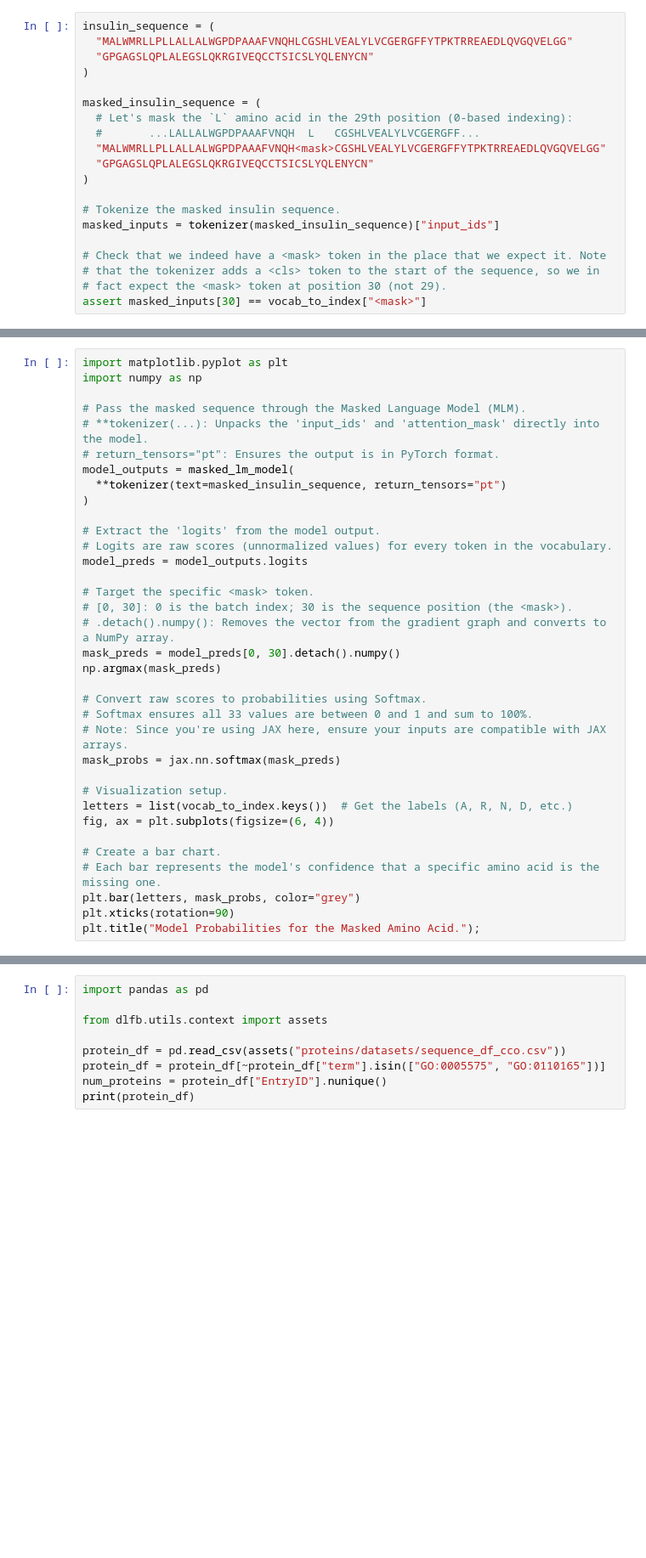
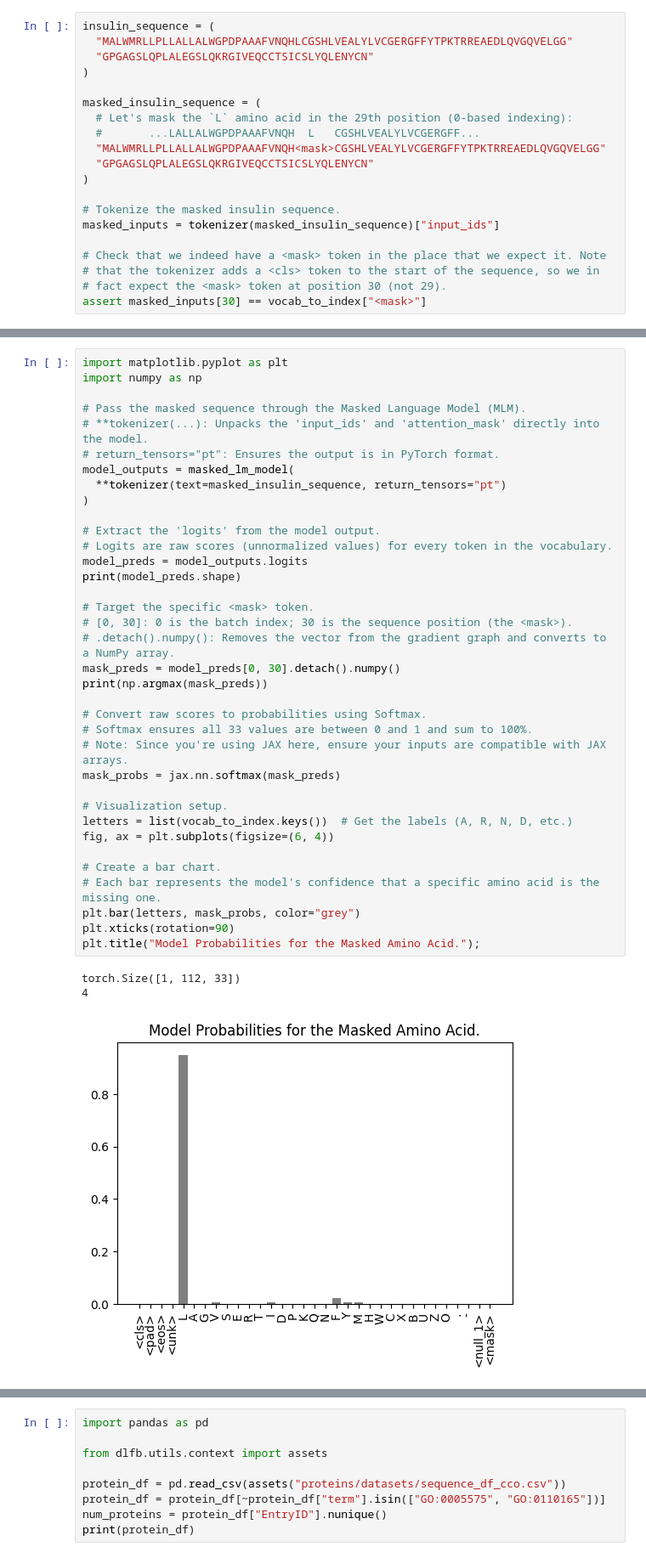
Before and after one commit to paymantohidifar/deep-learning-for-biology-book, a Jupyter notebook: notebooks/chapter2.ipynb, the cells around one changed output, grey strips where cells are left out. Shown at 85% size. Saved outputs shown, nothing was run; the diff lists cells and outputs as text; blank space fills up the shorter version.

```diff
--- a/notebooks/chapter2.ipynb
+++ b/notebooks/chapter2.ipynb
@@ -456,32 +611,37 @@ import numpy as np
 # Pass the masked sequence through the Masked Language Model (MLM).
 # **tokenizer(...): Unpacks the 'input_ids' and 'attention_mask' directly into the model.
 # return_tensors="pt": Ensures the output is in PyTorch format.
 model_outputs = masked_lm_model(
   **tokenizer(text=masked_insulin_sequence, return_tensors="pt")
 )
 
 # Extract the 'logits' from the model output.
 # Logits are raw scores (unnormalized values) for every token in the vocabulary.
 model_preds = model_outputs.logits
+print(model_preds.shape)
 
 # Target the specific <mask> token.
 # [0, 30]: 0 is the batch index; 30 is the sequence position (the <mask>).
 # .detach().numpy(): Removes the vector from the gradient graph and converts to a NumPy array.
 mask_preds = model_preds[0, 30].detach().numpy()
-np.argmax(mask_preds)
+print(np.argmax(mask_preds))
 
 # Convert raw scores to probabilities using Softmax.
 # Softmax ensures all 33 values are between 0 and 1 and sum to 100%.
 # Note: Since you're using JAX here, ensure your inputs are compatible with JAX arrays.
 mask_probs = jax.nn.softmax(mask_preds)
 
 # Visualization setup.
 letters = list(vocab_to_index.keys())  # Get the labels (A, R, N, D, etc.)
 fig, ax = plt.subplots(figsize=(6, 4))
 
 # Create a bar chart.
 # Each bar represents the model's confidence that a specific amino acid is the missing one.
 plt.bar(letters, mask_probs, color="grey")
 plt.xticks(rotation=90)
 plt.title("Model Probabilities for the Masked Amino Acid.");
+# %% [output]
+torch.Size([1, 112, 33])
+4
+[figure, added]
 # %% [markdown]
```
Also changed, not shown: parts of 26 cells of this notebook.
